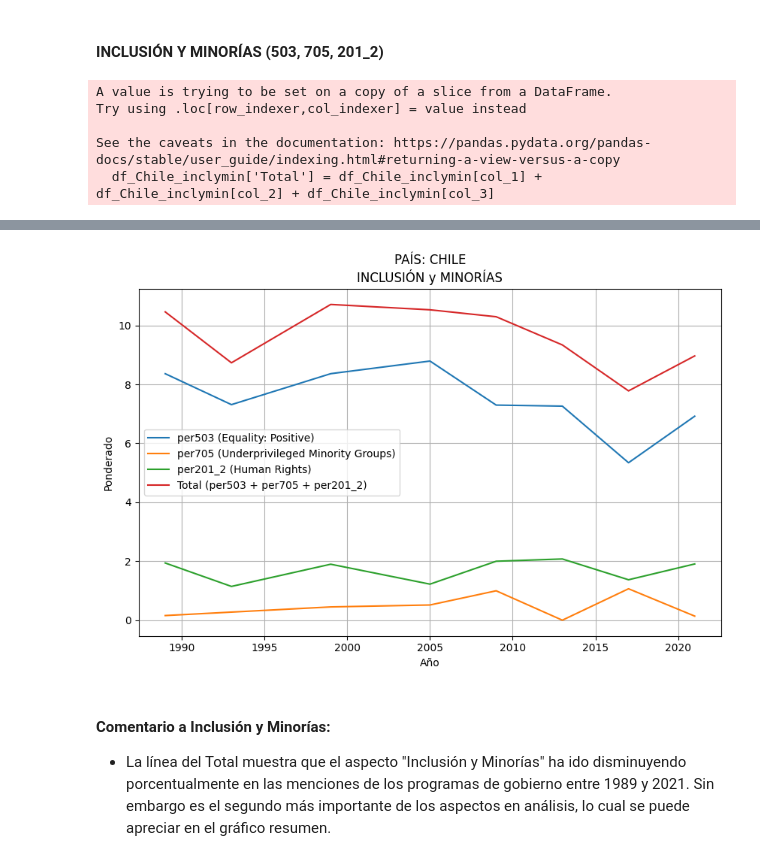
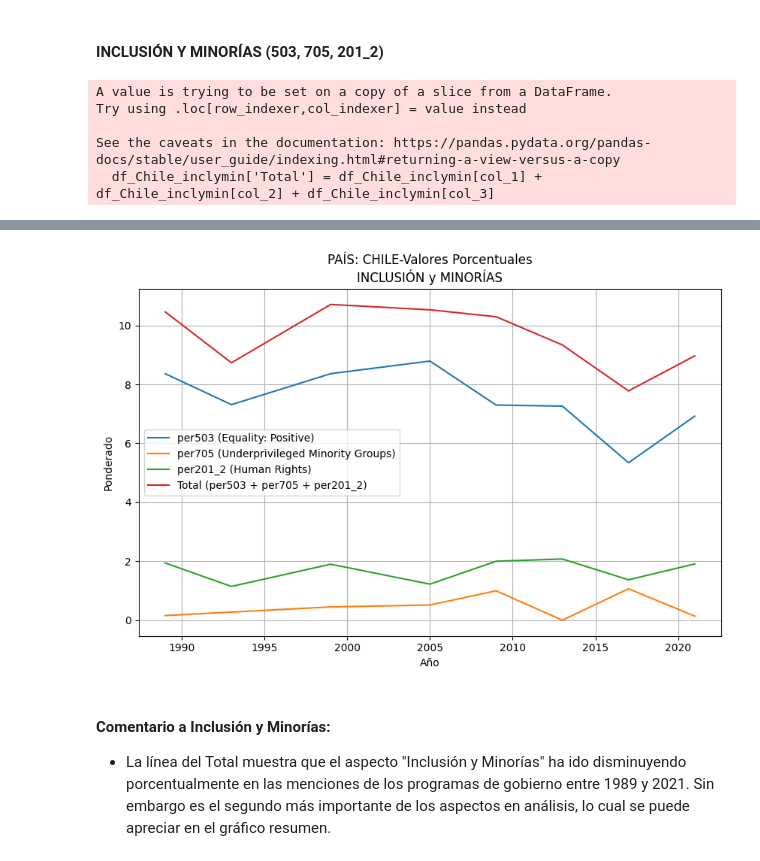
Before and after one commit to MatiasBunsterRaby/Capstone_git, a Jupyter notebook: notebooks/Pruebas_Chile.ipynb, the cells around one changed output, grey strips where cells are left out. Cells and saved outputs as stored; diff of their text form; code cells hidden in the pictures.

```diff
--- a/notebooks/Pruebas_Chile.ipynb
+++ b/notebooks/Pruebas_Chile.ipynb
@@ -135,35 +135,35 @@ label_total = f"Total ({col_1} + {col_2} + {col_3})"
 texto_md = """<div style="display: flex; justify-content: space-between;">
   <img src="../assets/per503.png" alt="" width="450">
   <img src="../assets/per705.png" alt="" width="450"></div>
 </div>
 <img src="../assets/per201_2.png" alt="" width="500">"""
 display(Markdown(texto_md))
 
 # Plot columns
 plt.figure(figsize=(10, 6))
 plt.plot(df_Chile_inclymin['agno'], df_Chile_inclymin[col_1], label=label_col_1)
 plt.plot(df_Chile_inclymin['agno'], df_Chile_inclymin[col_2], label=label_col_2)
 plt.plot(df_Chile_inclymin['agno'], df_Chile_inclymin[col_3], label=label_col_3)
 plt.plot(df_Chile_inclymin['agno'], df_Chile_inclymin['Total'], label=label_total)
 
 plt.xlabel('Año')
 plt.ylabel('Ponderado')
-plt.title(f'PAÍS: CHILE\n{tema}')
+plt.title(f'PAÍS: CHILE-Valores Porcentuales\n{tema}')
 plt.legend()
 plt.grid(True)
 plt.show()
 # %% [output]
 A value is trying to be set on a copy of a slice from a DataFrame.
 Try using .loc[row_indexer,col_indexer] = value instead
 
 See the caveats in the documentation: https://pandas.pydata.org/pandas-docs/stable/user_guide/indexing.html#returning-a-view-versus-a-copy
   df_Chile_inclymin['Total'] = df_Chile_inclymin[col_1] + df_Chile_inclymin[col_2] + df_Chile_inclymin[col_3]
 <div style="display: flex; justify-content: space-between;">
   <img src="../assets/per503.png" alt="" width="450">
   <img src="../assets/per705.png" alt="" width="450"></div>
 </div>
 <img src="../assets/per201_2.png" alt="" width="500">
-[figure, old version]
+[figure, new version]
 # %% [markdown]
 #### Comentario a Inclusión y Minorías:
 * La línea del Total muestra que el aspecto "Inclusión y Minorías" ha ido disminuyendo porcentualmente en las menciones de los programas de gobierno entre 1989 y 2021. Sin embargo es el segundo más importante de los aspectos en análisis, lo cual se puede apreciar en el gráfico resumen.
```
